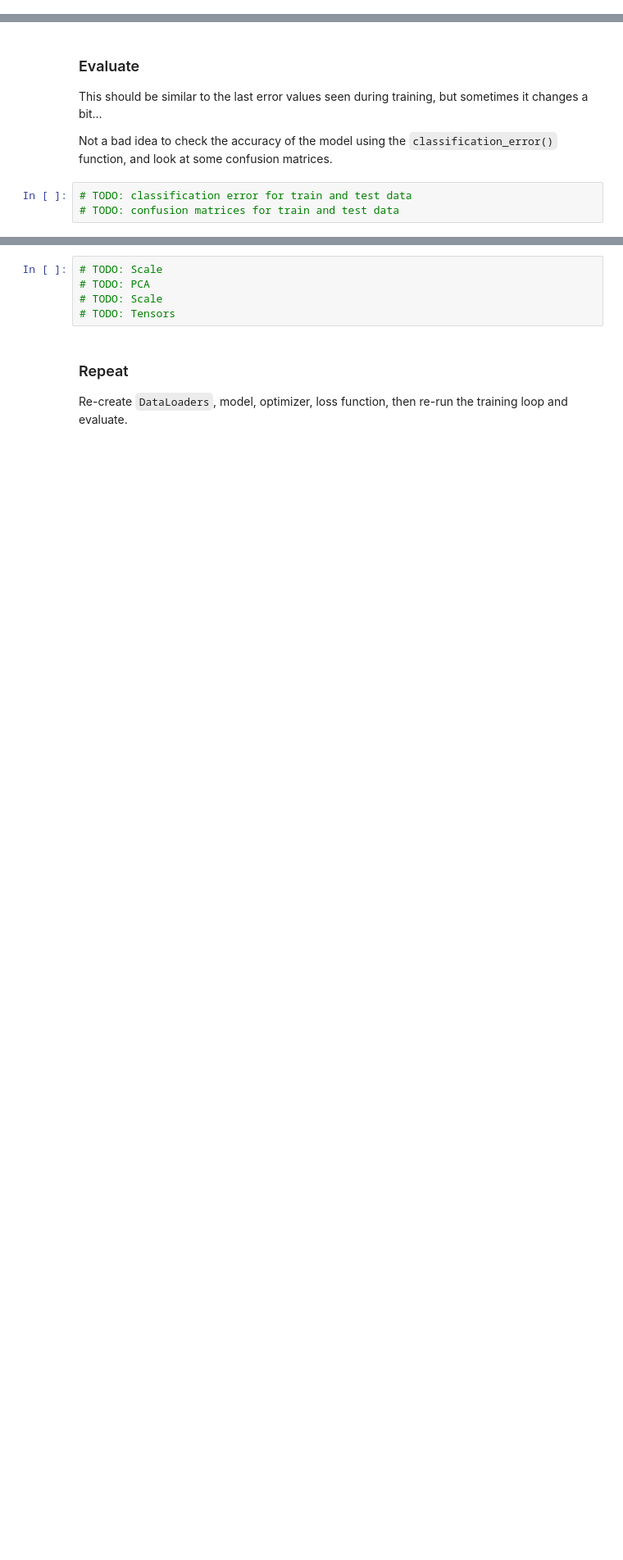
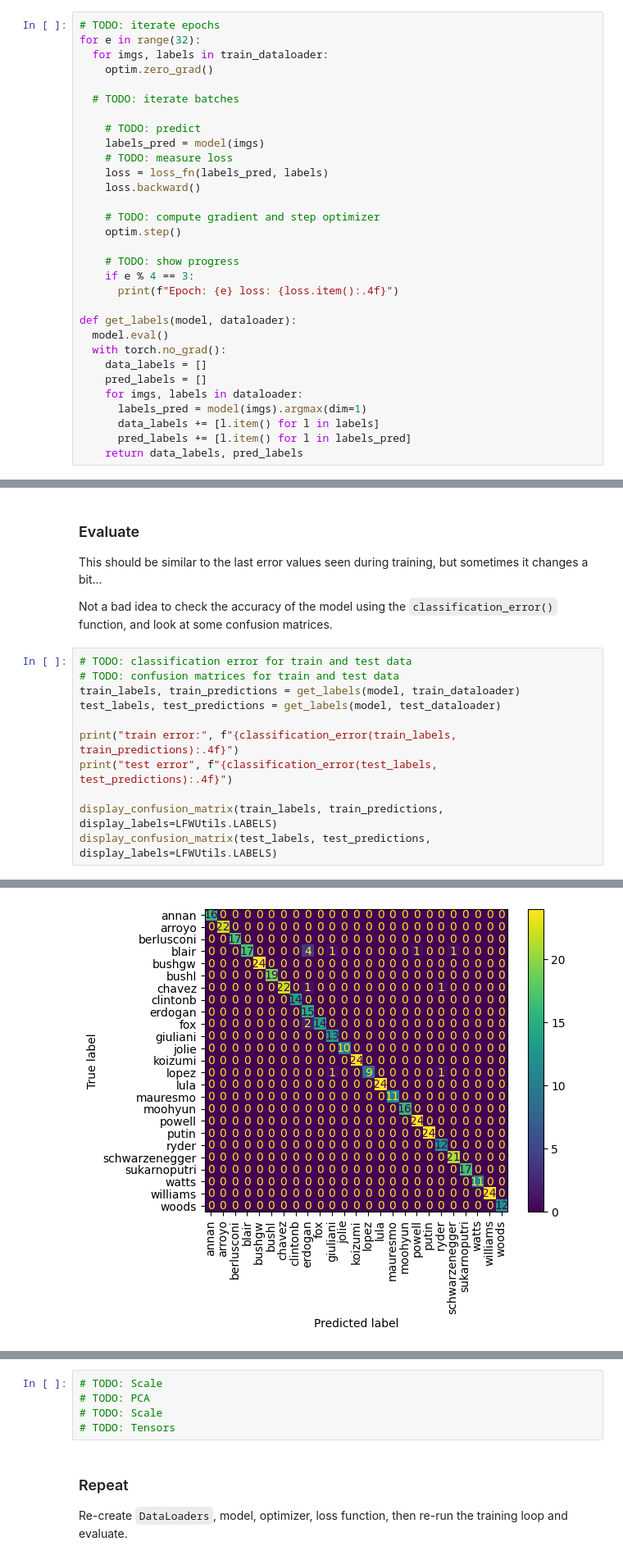
Before and after one commit to ywang114-0726/HW12, a Jupyter notebook: HW12.ipynb, the cells around one changed output, grey strips where cells are left out. Shown: that part at 82% size. Cells and saved outputs as stored; diff of their text form; blank space fills up the shorter version.

```diff
--- a/HW12.ipynb
+++ b/HW12.ipynb
@@ -100,0 +102,31 @@ We can use the `HW12Utils.get_labels(model, dataloader)` to run our `model` on a
+# %%
+# TODO: iterate epochs
+for e in range(32):
+  for imgs, labels in train_dataloader:
+    optim.zero_grad()
+
+  # TODO: iterate batches
+
+    # TODO: predict
+    labels_pred = model(imgs)
+    # TODO: measure loss
+    loss = loss_fn(labels_pred, labels)
+    loss.backward()
+
+    # TODO: compute gradient and step optimizer
+    optim.step()
+
+    # TODO: show progress
+    if e % 4 == 3:
+      print(f"Epoch: {e} loss: {loss.item():.4f}")
+
+def get_labels(model, dataloader):
+  model.eval()
+  with torch.no_grad():
+    data_labels = []
+    pred_labels = []
+    for imgs, labels in dataloader:
+      labels_pred = model(imgs).argmax(dim=1)
+      data_labels += [l.item() for l in labels]
+      pred_labels += [l.item() for l in labels_pred]
+    return data_labels, pred_labels
@@ -107,3 +157,12 @@ Not a bad idea to check the accuracy of the model using the `classification_erro
 # %%
 # TODO: classification error for train and test data
 # TODO: confusion matrices for train and test data
+train_labels, train_predictions = get_labels(model, train_dataloader)
+test_labels, test_predictions = get_labels(model, test_dataloader)
+
+print("train error:", f"{classification_error(train_labels, train_predictions):.4f}")
+print("test error", f"{classification_error(test_labels, test_predictions):.4f}")
+
+display_confusion_matrix(train_labels, train_predictions, display_labels=LFWUtils.LABELS)
+display_confusion_matrix(test_labels, test_predictions, display_labels=LFWUtils.LABELS)
+# %% [output]
@@ -109,0 +171 @@ Not a bad idea to check the accuracy of the model using the `classification_erro
+[figure, added]
```
Also changed, not shown: parts of 6 cells of this notebook.
